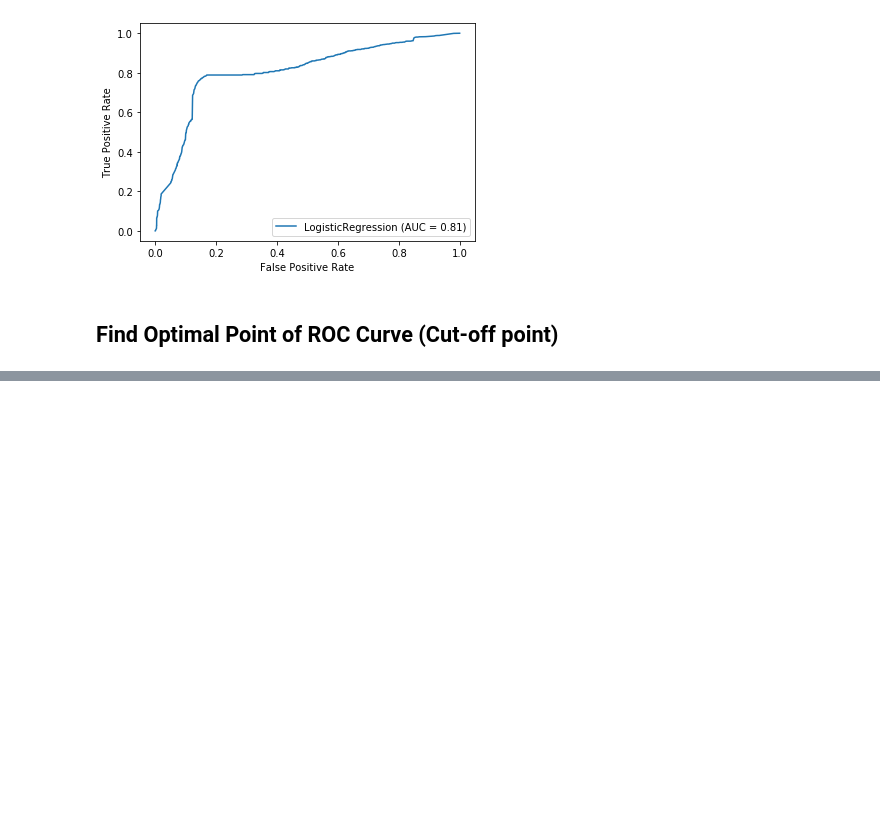
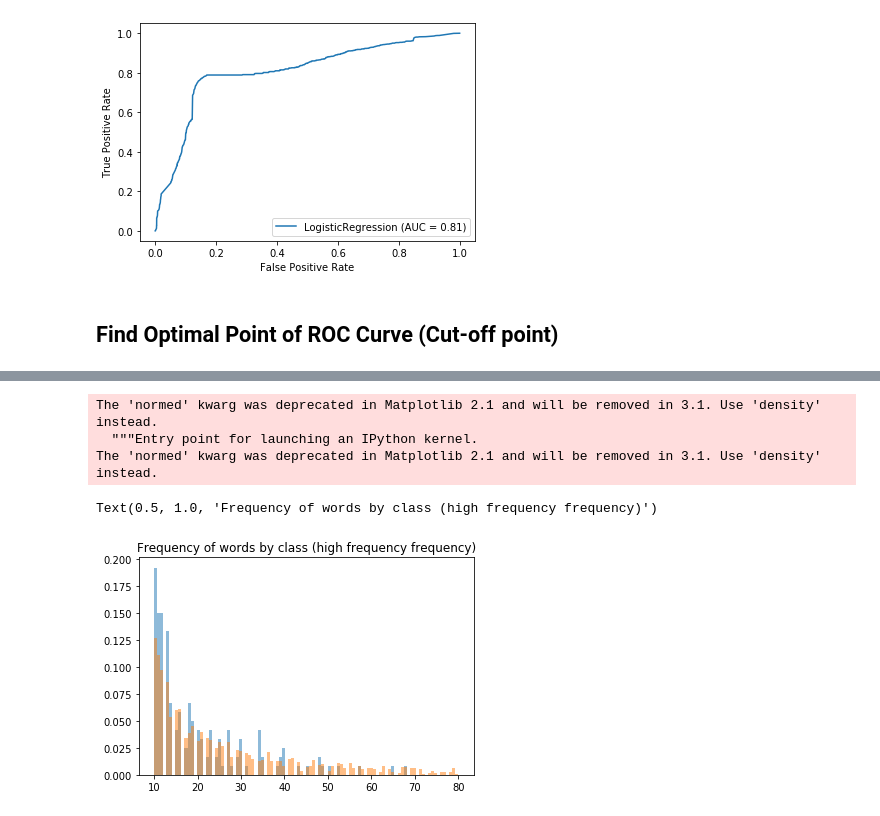
Before and after one commit to gui-ve-prog/sentiment_analysis, a Jupyter notebook: NLP_sentiment-analysis.ipynb, the cells around one changed output, grey strips where cells are left out. Drawn from its saved outputs; the diff is of its cells as text; code cells hidden in the pictures; blank space fills up the shorter version.

```diff
--- a/NLP_sentiment-analysis.ipynb
+++ b/NLP_sentiment-analysis.ipynb
@@ -220,0 +248,10 @@ test.head()
+# %%
+plt.hist(test["Count"].loc[test["Label"]==1], bins=100, normed=True, range=(10,80), alpha=0.5, label="Hate")
+plt.hist(test["Count"].loc[test["Label"]==0], bins=100, normed=True, range=(10,80), alpha=0.5, label="Negative")
+plt.title("Frequency of words by class (high frequency frequency)")
+# %% [output]
+The 'normed' kwarg was deprecated in Matplotlib 2.1 and will be removed in 3.1. Use 'density' instead.
+  """Entry point for launching an IPython kernel.
+The 'normed' kwarg was deprecated in Matplotlib 2.1 and will be removed in 3.1. Use 'density' instead.
+Text(0.5, 1.0, 'Frequency of words by class (high frequency frequency)')
+[figure, added]
```
Also changed, not shown: parts of 7 cells of this notebook.
